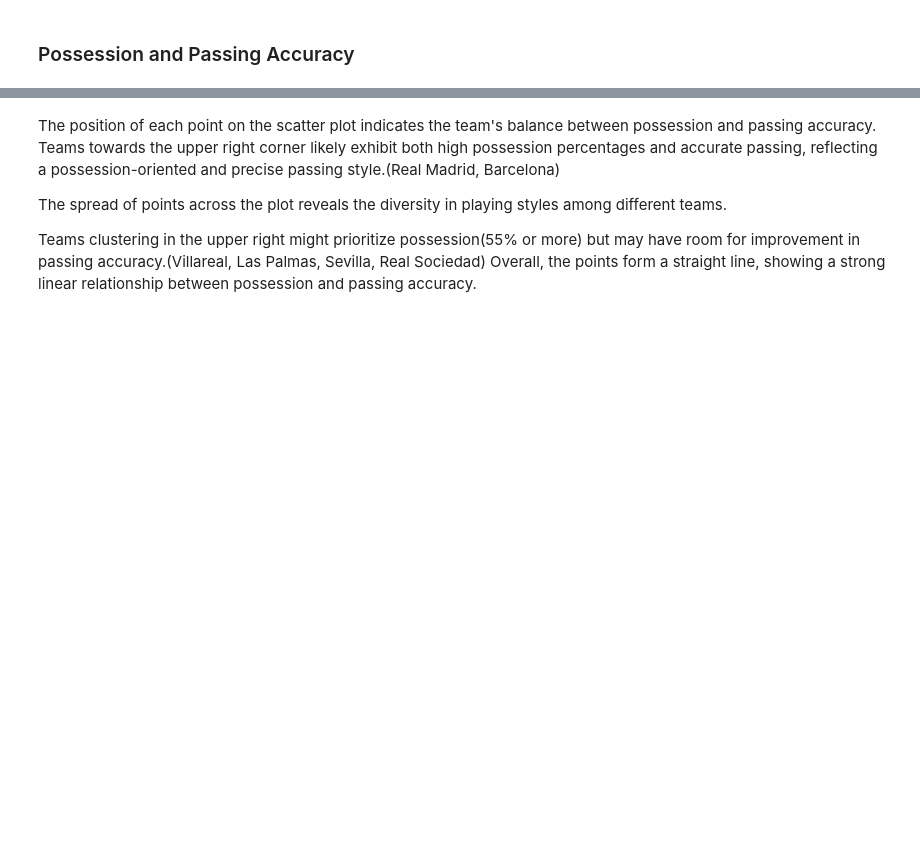
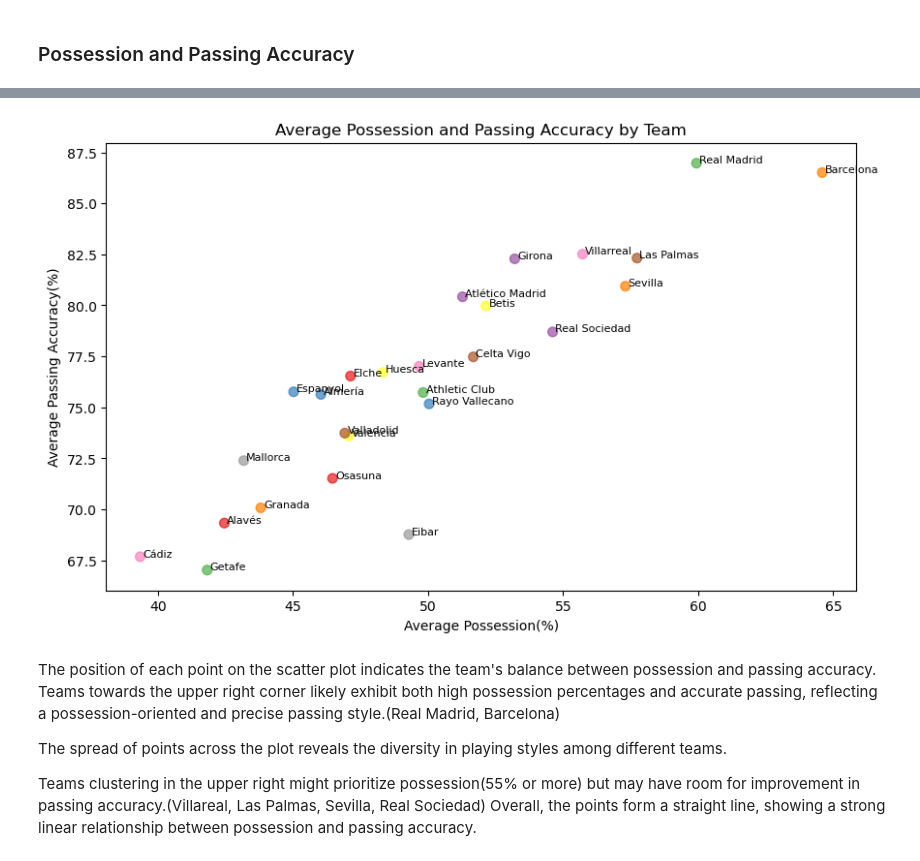
Before and after one commit to aurelpow/liga_project, a Jupyter notebook: LIGA HISTORICAL DATA ANALYSIS.ipynb, the cells around one changed output, grey strips where cells are left out. Cells and saved outputs as stored; diff of their text form; code cells hidden in the pictures; blank space fills up the shorter version.

```diff
--- a/LIGA HISTORICAL DATA ANALYSIS.ipynb
+++ b/LIGA HISTORICAL DATA ANALYSIS.ipynb
@@ -83,3 +59,35 @@ fig.show()
+# %%
+import matplotlib.pyplot as plt
+import seaborn as sns
+
+# Group by 'Team' and calculate the mean values
+team_summary = db.groupby('Team')[['Possession', 'Passing Accuracy']].mean().reset_index()
+
+# Create a scatter plot using matplotlib
+plt.figure(figsize=(10, 6))
+
+# Scatter plot
+scatter = plt.scatter(
+    team_summary['Possession'],
+    team_summary['Passing Accuracy'],
+    c=colors,  # Set a single color for all points
+    s=50,  # Marker size
+    alpha=0.7,  # Transparency
+)
+
+# Add text annotations
+for i, team in enumerate(team_summary['Team']):
+    plt.text(team_summary['Possession'][i] + 0.1, team_summary['Passing Accuracy'][i], team, fontsize=8)
+
+# Set labels and title
+plt.xlabel('Average Possession(%)')
+plt.ylabel('Average Passing Accuracy(%)')
+plt.title('Average Possession and Passing Accuracy by Team')
+
+# Show the plot
+plt.show()
+# %% [output]
+[figure, added]
 # %% [markdown]
 The position of each point on the scatter plot indicates the team's balance between possession and passing accuracy.
 Teams towards the upper right corner likely exhibit both high possession percentages and accurate passing, reflecting a possession-oriented and precise passing style.(Real Madrid, Barcelona)
```
Also changed, not shown: parts of 8 cells of this notebook.
